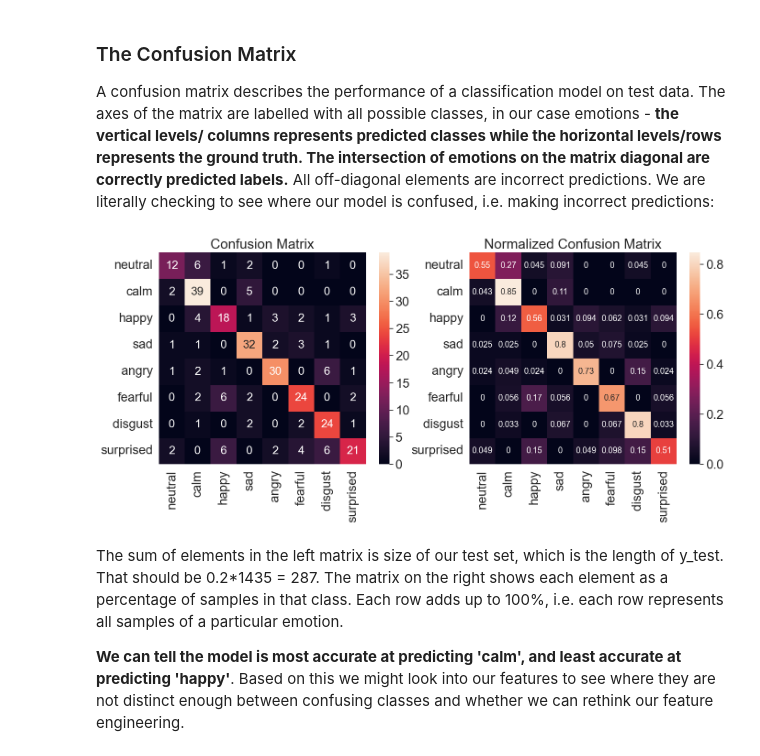
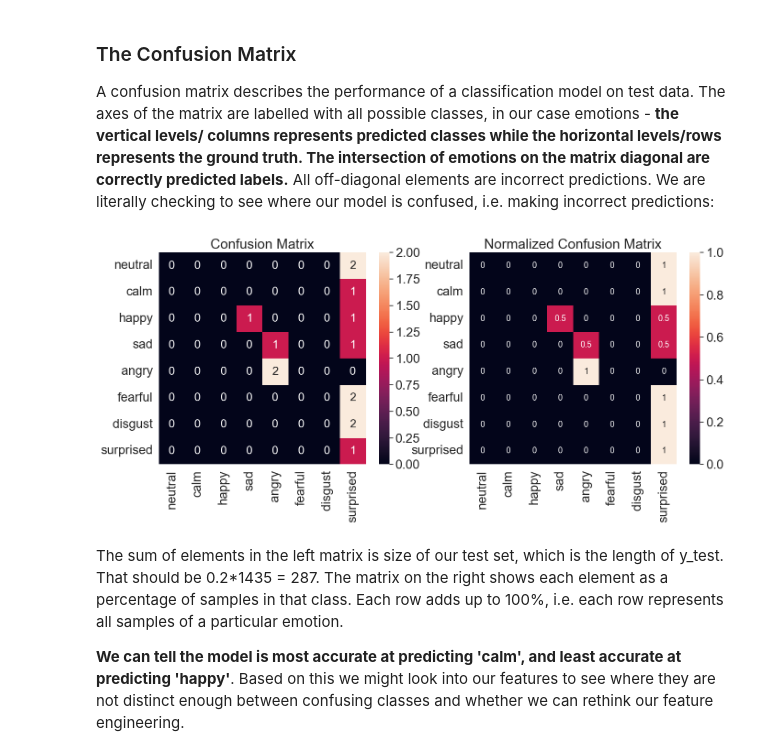
Before and after one commit to zhengyangsu/IAT360-Week4-NeuralNetworks, a Jupyter notebook: Week4__Neural_Networks.ipynb, the cells around one changed output. Saved outputs shown, nothing was run; the diff lists cells and outputs as text; code cells hidden in the pictures.

Commit message:
Ingested my data

```diff
--- a/Week4__Neural_Networks.ipynb
+++ b/Week4__Neural_Networks.ipynb
@@ -199,7 +199,10 @@ Numerical features extracted per sample: 180
 Once saved you only need to load them later by running the cell below, and **skip every cell above** except for the one in which we import libraries.
 # %%
 features=pd.read_csv('featuresRavdess.csv',index_col=0)
+myFeatures=pd.read_csv('WEEK3_CSV/featuresMyData.csv',index_col=0)
+
 emotions=pd.read_csv('emotionsRavdess.csv',index_col=0)
+myEmotions=pd.read_csv('WEEK3_CSV/emotionsMyData.csv',index_col=0)
 # %% [markdown]
 Let's see what the features we extracted look like:
 # %%
@@ -281,12 +305,16 @@ from sklearn.preprocessing import MinMaxScaler
 scaler = StandardScaler()
 # keep our unscaled features just in case we need to process them alternatively
 features_scaled = features
+myFeatures_scaled = myFeatures
 features_scaled = scaler.fit_transform(features_scaled)
+myFeatures_scaled = scaler.fit_transform(myFeatures_scaled)
 
 scaler = MinMaxScaler()
 # keep our unscaled features just in case we need to process them alternatively
 features_minmax = features
+myFeatures_minmax = myFeatures
 features_minmax = scaler.fit_transform(features_minmax)
+myFeatures_minmax = scaler.fit_transform(myFeatures_minmax)
 # %% [markdown]
 Make sure our features are properly scaled:
 # %%
@@ -605,36 +645,38 @@ from sklearn.metrics import confusion_matrix
 import seaborn as sn # I like seaborn's confusion matrix over sklearn's default
 
 # get predictions on test set
-test_emotion_predictions = model.predict(X_test)
-test_emotion_groundtruth = y_test
+#test_emotion_predictions = model.predict(X_test)
+#test_emotion_groundtruth = y_test
+test_emotion_predictions = model.predict(myFeatures_scaled)
+test_emotion_groundtruth = myEmotions
 
 # set labels for matrix axes from emotions
 emotion_list =['neutral','calm','happy','sad','angry','fearful','disgust','surprised']
 emotion_name = [emotion for emotion in emotion_list]
 
 # build confusion matrix and normalized confusion matrix
 conf_matrix = confusion_matrix(test_emotion_groundtruth, test_emotion_predictions, labels=emotion_list)
 conf_matrix_norm = confusion_matrix(test_emotion_groundtruth, test_emotion_predictions,normalize='true', labels=emotion_list)
 
 
 
 # make a confusion matrix with labels using a DataFrame
 confmatrix_df = pd.DataFrame(conf_matrix, index=emotion_name, columns=emotion_name)
 confmatrix_df_norm = pd.DataFrame(conf_matrix_norm, index=emotion_name, columns=emotion_name)
 
 # plot confusion matrices
 plt.figure(figsize=(16,6))
 sn.set(font_scale=1.8) # emotion label and title size
 plt.subplot(1,2,1)
 plt.title('Confusion Matrix')
 sn.heatmap(confmatrix_df, annot=True, annot_kws={"size": 18}) #annot_kws is value font
 plt.subplot(1,2,2)
 plt.title('Normalized Confusion Matrix')
 sn.heatmap(confmatrix_df_norm, annot=True, annot_kws={"size": 13}) #annot_kws is value font
 
 plt.show()
 # %% [output]
-[figure, old version]
+[figure, new version]
 # %% [markdown]
 The sum of elements in the left matrix is size of our test set, which is the length of y_test. That should be 0.2*1435 = 287. The matrix on the right shows each element as a percentage of samples in that class. Each row adds up to 100%, i.e. each row represents all samples of a particular emotion.
 
```
Also changed, not shown: parts of 7 cells of this notebook.
